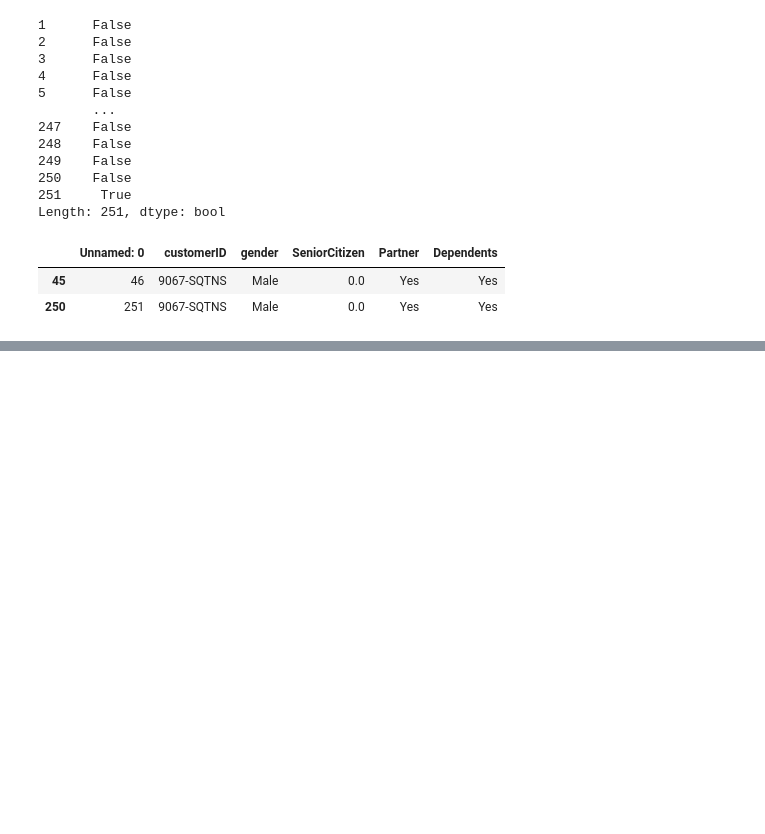
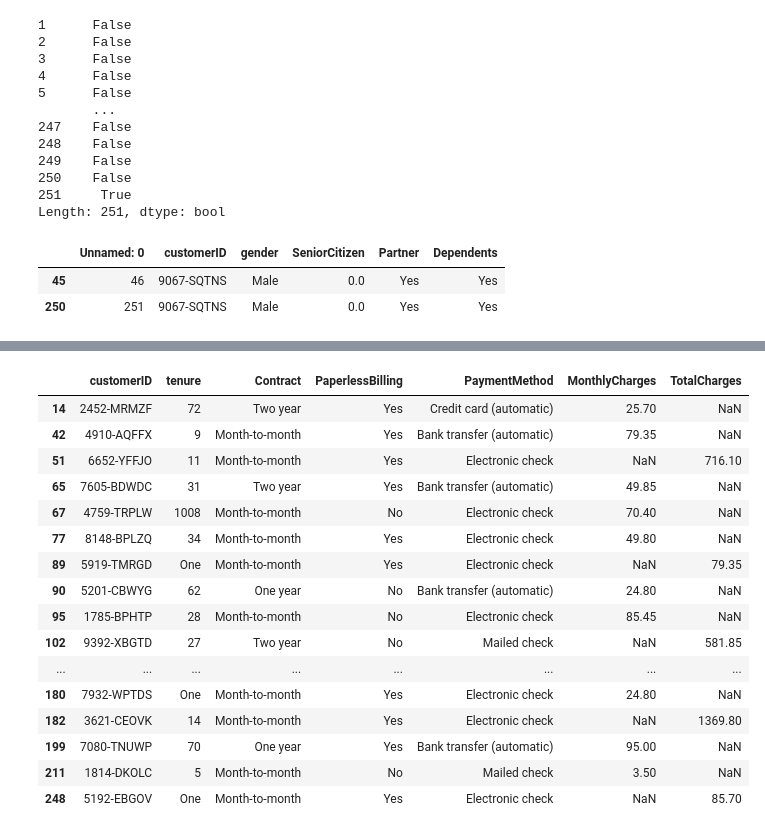
Before and after one commit to Soumyadeepbasak037/Data_Science, a Jupyter notebook: week4.ipynb, the cells around one changed output, grey strips where cells are left out. Saved outputs shown, nothing was run; the diff lists cells and outputs as text; code cells hidden in the pictures; blank space fills up the shorter version.

```diff
--- a/week4.ipynb
+++ b/week4.ipynb
@@ -152,0 +166,2 @@ demodetail[demodetail.duplicated(subset=["customerID"],keep=False)]
+# %%
+acdetails = pd.read_csv(r"D:\CODE\Notebooks\notebooks\archive\acDetails.txt",sep="\t")
@@ -152,0 +243,20 @@ demodetail[demodetail.duplicated(subset=["customerID"],keep=False)]
+# %%
+acdetails[acdetails.isna().any(axis=1)]#list the cols with missing values
+# %% [output]
+|  | customerID | tenure | Contract | PaperlessBilling | PaymentMethod | MonthlyCharges | TotalCharges |
+| 14 | 2452-MRMZF | 72 | Two year | Yes | Credit card (automatic) | 25.70 | NaN |
+| 42 | 4910-AQFFX | 9 | Month-to-month | Yes | Bank transfer (automatic) | 79.35 | NaN |
+| 51 | 6652-YFFJO | 11 | Month-to-month | Yes | Electronic check | NaN | 716.10 |
+| 65 | 7605-BDWDC | 31 | Two year | Yes | Bank transfer (automatic) | 49.85 | NaN |
+| 67 | 4759-TRPLW | 1008 | Month-to-month | No | Electronic check | 70.40 | NaN |
+| 77 | 8148-BPLZQ | 34 | Month-to-month | Yes | Electronic check | 49.80 | NaN |
+| 89 | 5919-TMRGD | One | Month-to-month | Yes | Electronic check | NaN | 79.35 |
+| 90 | 5201-CBWYG | 62 | One year | No | Bank transfer (automatic) | 24.80 | NaN |
+| 95 | 1785-BPHTP | 28 | Month-to-month | No | Electronic check | 85.45 | NaN |
+| 102 | 9392-XBGTD | 27 | Two year | No | Mailed check | NaN | 581.85 |
+| ... | ... | ... | ... | ... | ... | ... | ... |
+| 180 | 7932-WPTDS | One | Month-to-month | Yes | Electronic check | 24.80 | NaN |
+| 182 | 3621-CEOVK | 14 | Month-to-month | Yes | Electronic check | NaN | 1369.80 |
+| 199 | 7080-TNUWP | 70 | One year | Yes | Bank transfer (automatic) | 95.00 | NaN |
+| 211 | 1814-DKOLC | 5 | Month-to-month | No | Mailed check | 3.50 | NaN |
+| 248 | 5192-EBGOV | One | Month-to-month | Yes | Electronic check | NaN | 85.70 |
```
Also changed, not shown: parts of 45 cells of this notebook.
